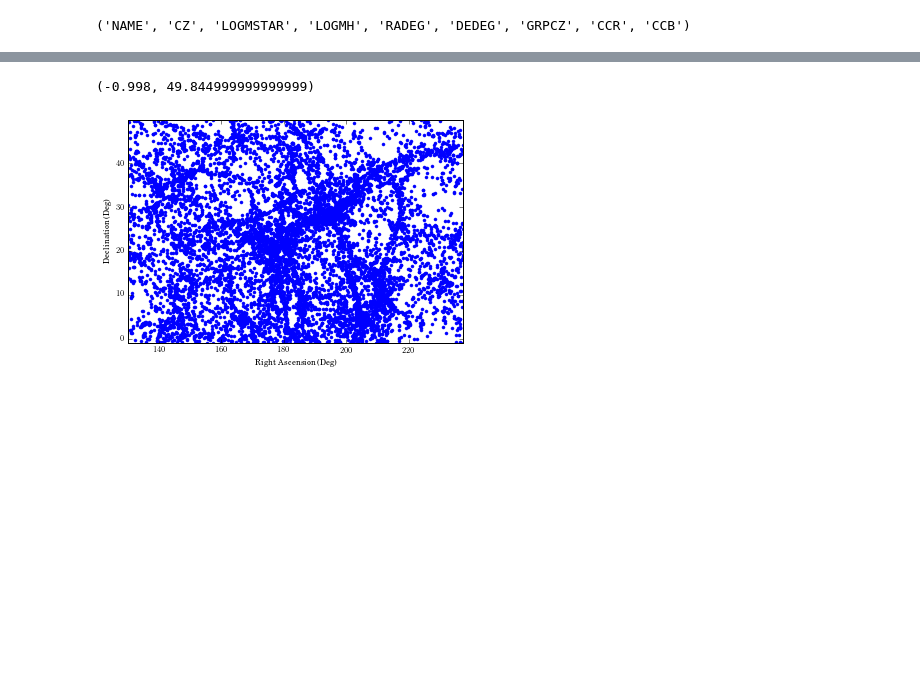
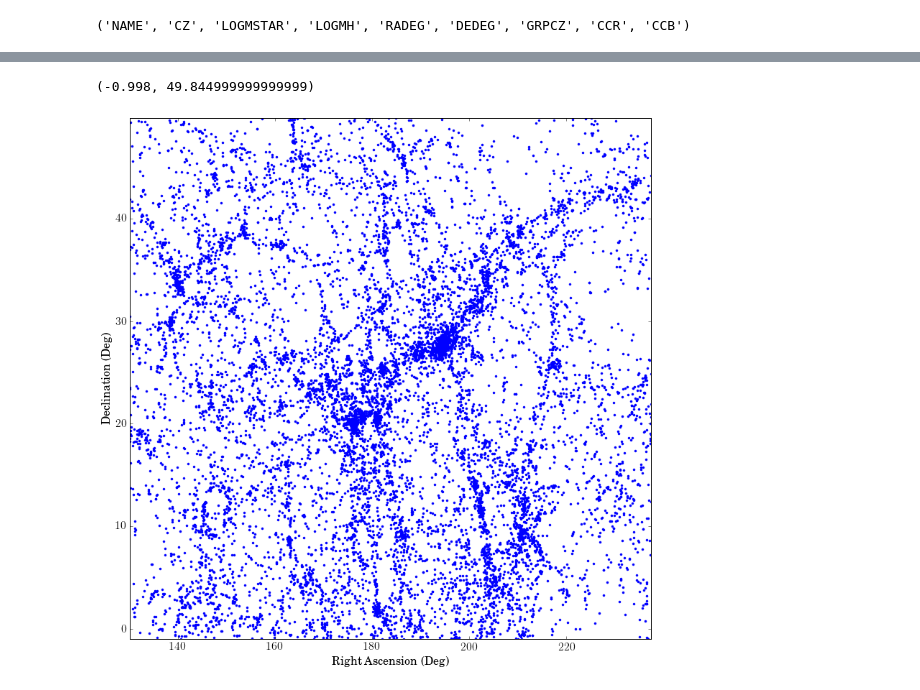
Before and after one commit to cdearing/MiniProject, a Jupyter notebook: cdearing_miniproject.ipynb, the cells around one changed output, grey strips where cells are left out. Cells and saved outputs as stored; diff of their text form; code cells hidden in the pictures; blank space fills up the shorter version.

```diff
--- a/cdearing_miniproject.ipynb
+++ b/cdearing_miniproject.ipynb
@@ -71,14 +40,14 @@ ax.set_ylabel("Local Group Corrected Velocity of Galaxy (km/s)")
 # %%
-fig, ax = plt.subplots()
+fig, ax = plt.subplots(figsize=(13,13))
 ax = plt.axes()
 ax.plot(raDeg,deDeg, 'b.')
 ax.set_xlabel("Right Ascension (Deg)")
 ax.set_ylabel("Declination (Deg)")
 ax.set_xlim(np.min(raDeg),np.max(raDeg))
 ax.set_ylim(np.min(deDeg),np.max(deDeg))
 # %% [output]
 (-0.998, 49.844999999999999)
-[figure, old version]
+[figure, new version]
 # %%
 # Plot the results using the binned_statistic function
 from astroML.stats import binned_statistic_2d
```
Also changed, not shown: parts of 4 cells of this notebook, 1 other file.
